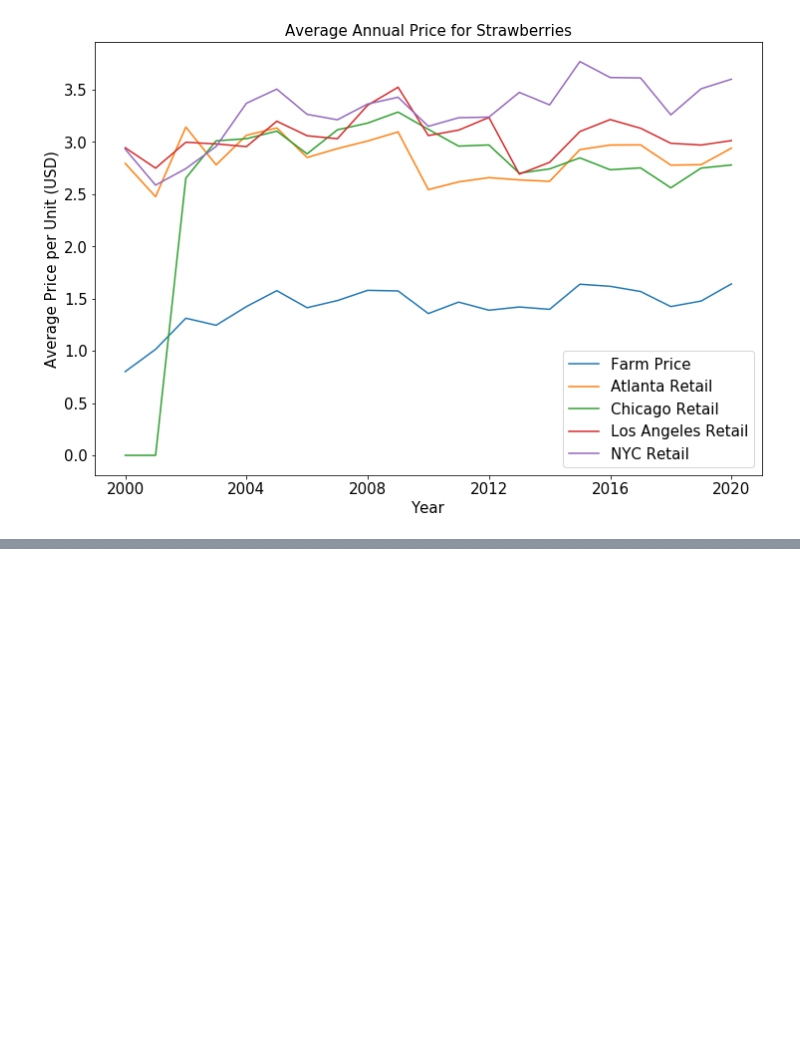
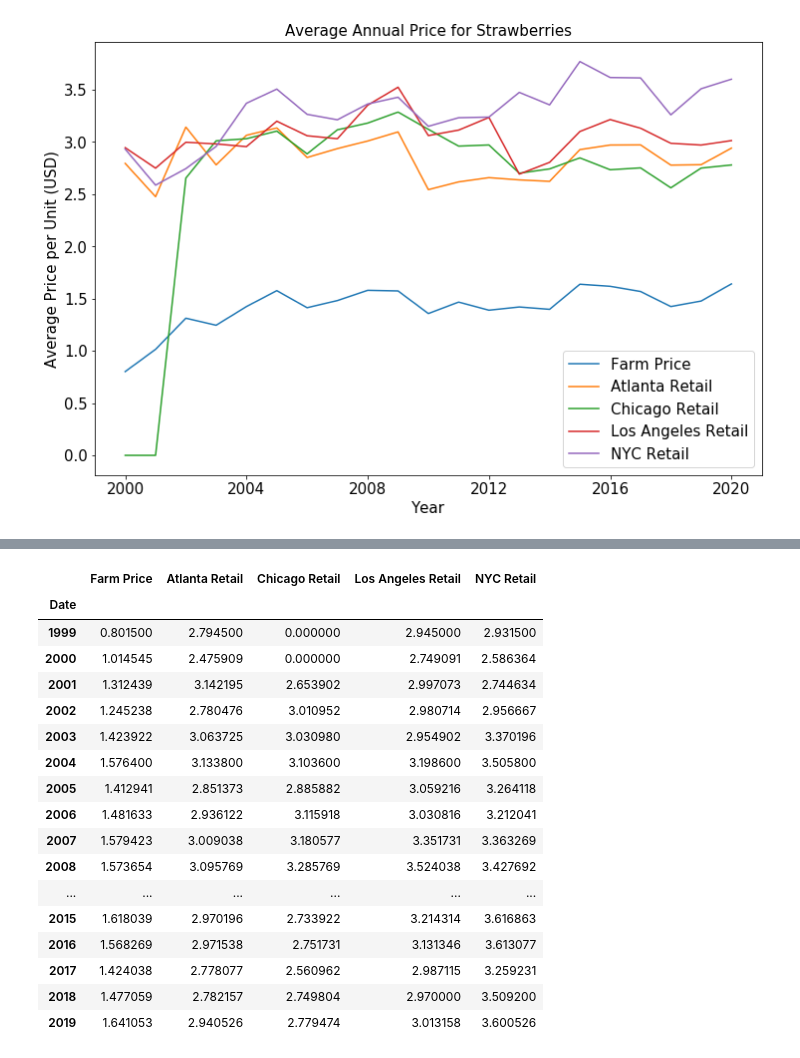
Before and after one commit to tim-christy/agriculture-price-analysis, a Jupyter notebook: notebooks/01_exploration/EDA_LB.ipynb, the cells around one changed output, grey strips where cells are left out. Saved outputs shown, nothing was run; the diff lists cells and outputs as text; code cells hidden in the pictures; blank space fills up the shorter version.

```diff
--- a/notebooks/01_exploration/EDA_LB.ipynb
+++ b/notebooks/01_exploration/EDA_LB.ipynb
@@ -65,0 +102,23 @@ annual_mean_price_df = produce_df.resample('Y').mean()
+# %%
+strawberry_yearly_mean_df.index = strawberry_yearly_mean_df.index.year
+# %%
+strawberry_yearly_mean_df
+# %% [output]
+|  | Farm Price | Atlanta Retail | Chicago Retail | Los Angeles Retail | NYC Retail |
+| Date |  |  |  |  |  |
+| 1999 | 0.801500 | 2.794500 | 0.000000 | 2.945000 | 2.931500 |
+| 2000 | 1.014545 | 2.475909 | 0.000000 | 2.749091 | 2.586364 |
+| 2001 | 1.312439 | 3.142195 | 2.653902 | 2.997073 | 2.744634 |
+| 2002 | 1.245238 | 2.780476 | 3.010952 | 2.980714 | 2.956667 |
+| 2003 | 1.423922 | 3.063725 | 3.030980 | 2.954902 | 3.370196 |
+| 2004 | 1.576400 | 3.133800 | 3.103600 | 3.198600 | 3.505800 |
+| 2005 | 1.412941 | 2.851373 | 2.885882 | 3.059216 | 3.264118 |
+| 2006 | 1.481633 | 2.936122 | 3.115918 | 3.030816 | 3.212041 |
+| 2007 | 1.579423 | 3.009038 | 3.180577 | 3.351731 | 3.363269 |
+| 2008 | 1.573654 | 3.095769 | 3.285769 | 3.524038 | 3.427692 |
+| ... | ... | ... | ... | ... | ... |
+| 2015 | 1.618039 | 2.970196 | 2.733922 | 3.214314 | 3.616863 |
+| 2016 | 1.568269 | 2.971538 | 2.751731 | 3.131346 | 3.613077 |
+| 2017 | 1.424038 | 2.778077 | 2.560962 | 2.987115 | 3.259231 |
+| 2018 | 1.477059 | 2.782157 | 2.749804 | 2.970000 | 3.509200 |
+| 2019 | 1.641053 | 2.940526 | 2.779474 | 3.013158 | 3.600526 |
```
Also changed, not shown: parts of 21 cells of this notebook.
